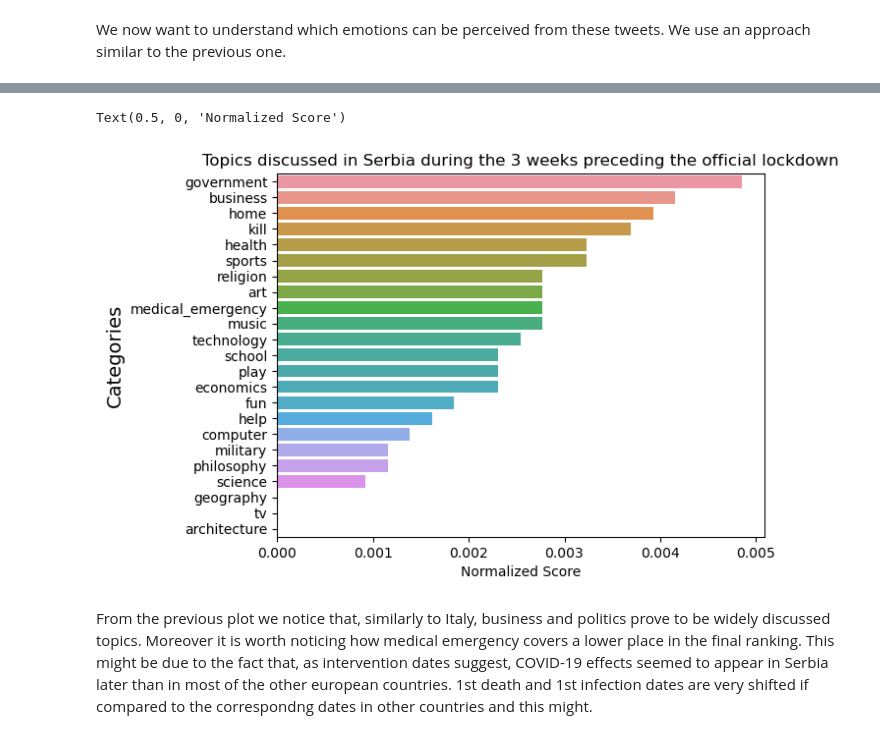
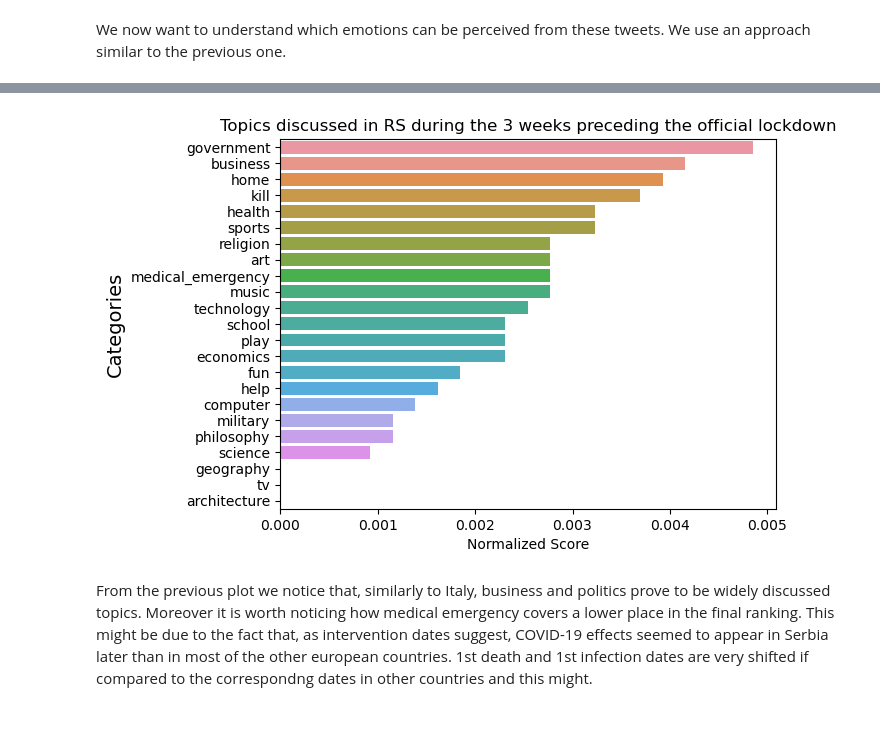
Before and after one commit to RiccardoBrioschi/The-pandemic-through-the-eyes-of-Internet, a Jupyter notebook: Task1_corona.ipynb, the cells around one changed output, grey strips where cells are left out. Drawn from its saved outputs; the diff is of its cells as text; code cells hidden in the pictures.

```diff
--- a/Task1_corona.ipynb
+++ b/Task1_corona.ipynb
@@ -319,20 +299,7 @@ serbian_tweets.sample(6)
 # %%
-fig,ax = plt.subplots(1)
-
-# We infer the topics discussed in the retrieved tweets
-classified_topics = pd.DataFrame([lexicon.analyze(serbian_tweets.tweet.str.cat(sep = ' '),categories = topics,
-                                                  normalize = True)], index = ['SR']).T
-
-classified_topics = classified_topics.sort_values(by = ['SR'], ascending = False)
-classified_topics.reset_index(inplace = True)
-sns.barplot(data = classified_topics, x = 'SR', y = 'index')
-plt.ylabel('Topics', fontsize = 14)
-plt.title('Topics discussed in Serbia during the 3 weeks preceding the official lockdown')
-plt.ylabel('Categories')
-plt.xlabel('Normalized Score')
+plot_categories(serbian_tweets,topics,'RS')
 # %% [output]
-Text(0.5, 0, 'Normalized Score')
-[figure, old version]
+[figure, new version]
 # %% [markdown]
 From the previous plot we notice that, similarly to Italy, business and politics prove to be widely discussed topics. Moreover it is worth noticing how medical emergency covers a lower place in the final ranking. This might be due to the fact that, as intervention dates suggest, COVID-19 effects seemed to appear in Serbia later than in most of the other european countries. 1st death and 1st infection dates are very shifted if compared to the correspondng dates in other countries and this might.
 # %%
```
Also changed, not shown: parts of 4 cells of this notebook, 1 other file.
